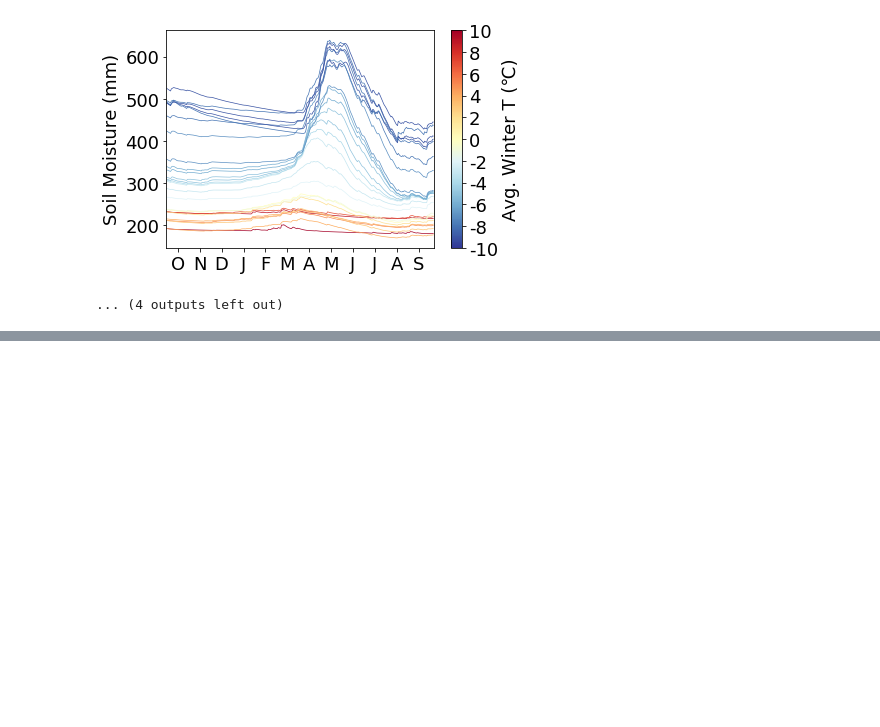
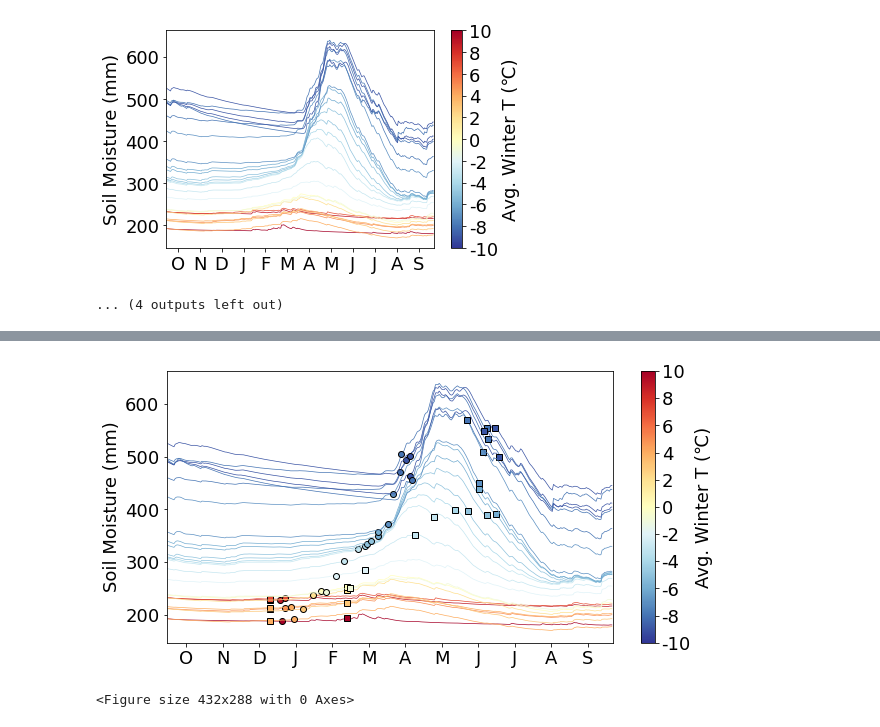
Before and after one commit to szalam/SM_carryover, a Jupyter notebook: 02_code/030_SM_pattern.ipynb, the cells around one changed output, grey strips where cells are left out. Saved outputs shown, nothing was run; the diff lists cells and outputs as text; code cells hidden in the pictures; blank space fills up the shorter version.

```diff
--- a/02_code/030_SM_pattern.ipynb
+++ b/02_code/030_SM_pattern.ipynb
@@ -180,3 +293,6 @@ plot_sm_elev_band('Sierra Nevada')
 # %%
-plot_sm_elev_band('Upper Colorado Region')
+plot_sm_elev_band2('Upper Colorado Region')
+# %% [output]
+[figure, added]
+<Figure size 432x288 with 0 Axes>
 # %%
```
Also changed, not shown: parts of 20 cells of this notebook, 14 other files.
